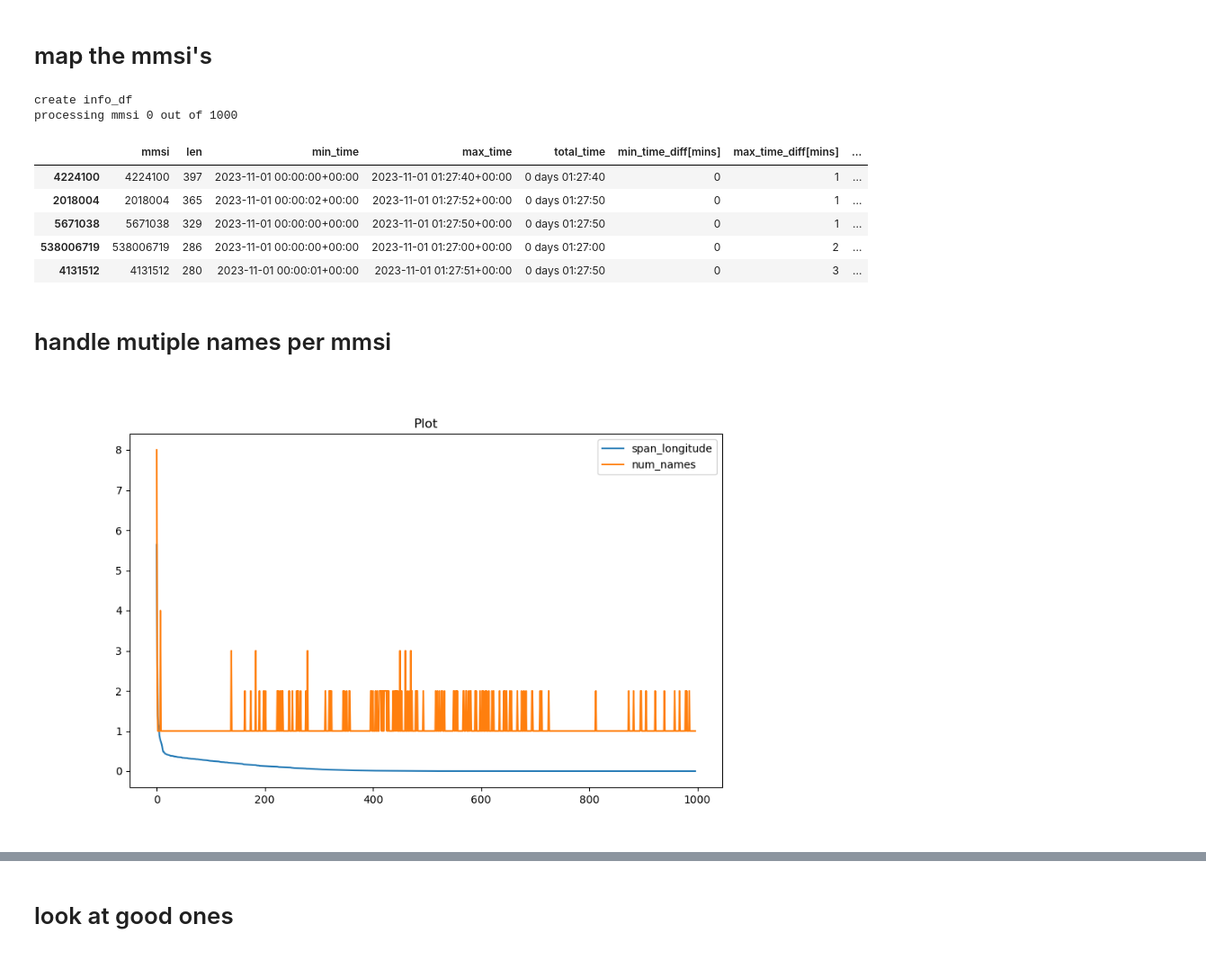
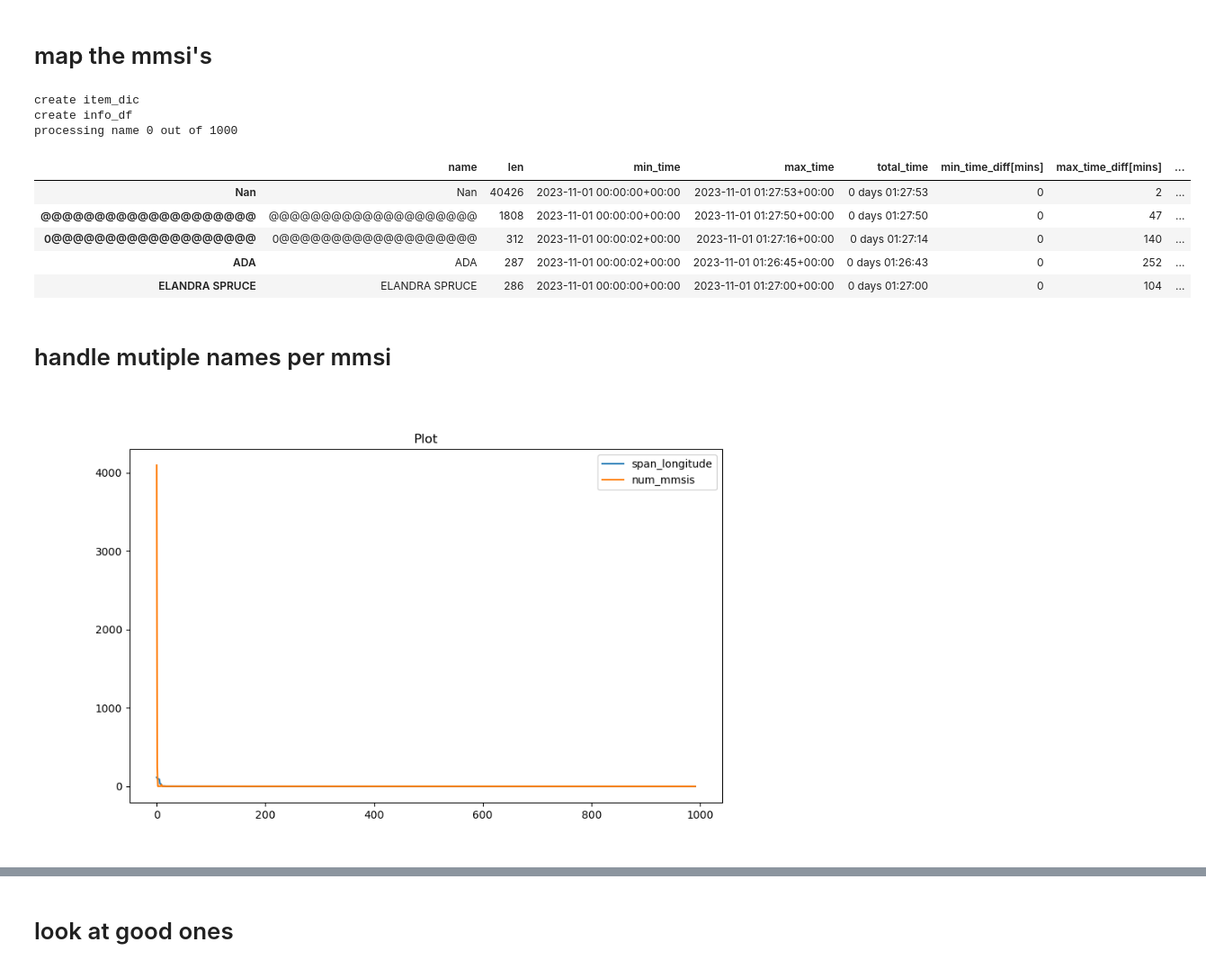
Before and after one commit to giladdanin10/tip-and-que-ships-personal, a Jupyter notebook: explore ships.ipynb, the cells around one changed output, grey strips where cells are left out. Shown: that part at 90% size. Drawn from its saved outputs; the diff is of its cells as text; code cells hidden in the pictures.

```diff
--- a/explore ships.ipynb
+++ b/explore ships.ipynb
@@ -92,13 +184,19 @@ def explore_mmsi(df):
 
     return mmsi_summary_dic
 # %%
-def get_item_df(df,item,item_type='mmsi',sort_columns=None):
-    df_filt = df.loc[df[item_type]==item]
+def get_item_df(data,item,item_type='mmsi',sort_columns=None):
+    if (isinstance(data,dict)):
+        df_filt = data[item]
+    else:
+        df_filt = data.loc[df[item_type]==item]
+
+
+    # df_filt = handle_common_time_rows_in_df(df_filt,ID_columns=item_type)
 
     if (sort_columns is not None):
         parse_parameter(sort_columns,df.columns)
 
-        df_filt.sort_values(by=sort_columns)
+        df_filt = df_filt.sort_values(by=sort_columns)
 
     return df_filt
 
@@ -136,6 +234,11 @@ def get_item_data_stats(item_data,item_type=None,id_column_check=[]):
 
 
 def create_info_df(df,num_lines = None,item_type='mmsi',id_column_check='name'):
+
+    print ('create item_dic')
+    groups = df.groupby(item_type)
+    item_dict = {name: group for name, group in groups}
+
     print('create info_df')
 
     info_df = pd.DataFrame()
@@ -147,9 +250,10 @@ def create_info_df(df,num_lines = None,item_type='mmsi',id_column_check='name'):
 
 
     for i, item in enumerate(item_list):
+
         if (i % 1000 == 0):
             print(f'processing {item_type} {i} out of {len(item_list)}')
-        item_data = get_item_df(df,item,item_type=item_type)  # Assuming get_item_data is defined elsewhere
+        item_data = get_item_df(item_dict,item,item_type=item_type)  # Assuming get_item_data is defined elsewhere
 
         item = item_data[item_type].iloc[0]
 
@@ -175,19 +279,22 @@ def create_info_df(df,num_lines = None,item_type='mmsi',id_column_check='name'):
     return info_df
 # %%
 # example
-ship_data = get_item_df(df,2335222,item_type='mmsi')
+# ship_data = get_item_df(df,2335222)
+ship_data = get_item_df(df,'AOS VISION',item_type='name')
 
-info_df = create_info_df(df,num_lines=1000)
+
+info_df = create_info_df(df,num_lines=1000,item_type='name',id_column_check=['mmsi'])
 info_df.head()
 # %% [output]
+create item_dic
 create info_df
-processing mmsi 0 out of 1000
+processing name 0 out of 1000
-|  | mmsi | len | min_time | max_time | total_time | min_time_diff[mins] | max_time_diff[mins] | ... |
-| 4224100 | 4224100 | 397 | 2023-11-01 00:00:00+00:00 | 2023-11-01 01:27:40+00:00 | 0 days 01:27:40 | 0 | 1 | ... |
-| 2018004 | 2018004 | 365 | 2023-11-01 00:00:02+00:00 | 2023-11-01 01:27:52+00:00 | 0 days 01:27:50 | 0 | 1 | ... |
-| 5671038 | 5671038 | 329 | 2023-11-01 00:00:00+00:00 | 2023-11-01 01:27:50+00:00 | 0 days 01:27:50 | 0 | 1 | ... |
-| 538006719 | 538006719 | 286 | 2023-11-01 00:00:00+00:00 | 2023-11-01 01:27:00+00:00 | 0 days 01:27:00 | 0 | 2 | ... |
-| 4131512 | 4131512 | 280 | 2023-11-01 00:00:01+00:00 | 2023-11-01 01:27:51+00:00 | 0 days 01:27:50 | 0 | 3 | ... |
+|  | name | len | min_time | max_time | total_time | min_time_diff[mins] | max_time_diff[mins] | ... |
+| Nan | Nan | 40426 | 2023-11-01 00:00:00+00:00 | 2023-11-01 01:27:53+00:00 | 0 days 01:27:53 | 0 | 2 | ... |
+| @@@@@@@@@@@@@@@@@@@@ | @@@@@@@@@@@@@@@@@@@@ | 1808 | 2023-11-01 00:00:00+00:00 | 2023-11-01 01:27:50+00:00 | 0 days 01:27:50 | 0 | 47 | ... |
+| 0@@@@@@@@@@@@@@@@@@@ | 0@@@@@@@@@@@@@@@@@@@ | 312 | 2023-11-01 00:00:02+00:00 | 2023-11-01 01:27:16+00:00 | 0 days 01:27:14 | 0 | 140 | ... |
+| ADA | ADA | 287 | 2023-11-01 00:00:02+00:00 | 2023-11-01 01:26:45+00:00 | 0 days 01:26:43 | 0 | 252 | ... |
+| ELANDRA SPRUCE | ELANDRA SPRUCE | 286 | 2023-11-01 00:00:00+00:00 | 2023-11-01 01:27:00+00:00 | 0 days 01:27:00 | 0 | 104 | ... |
 # %% [markdown]
 # handle mutiple names per mmsi
 # %%
@@ -361,7 +478,7 @@ def plot_item_columns(df,item,item_type='mmsi',columns=['latitude','longitude'],
 # %%
 info_df = info_df.sort_values(by='span_longitude',ascending=False)
 info_df1 = info_df.reset_index(drop=True)
-plot_df_columns(info_df1,columns=['span_longitude','num_names'])
+plot_df_columns(info_df1,columns=['span_longitude','num_mmsis'])
 pd.set_option('display.max_rows', 30)
 # %% [output]
-[figure, old version]
+[figure, new version]
```
Also changed, not shown: parts of 11 cells of this notebook, 2 other files.
